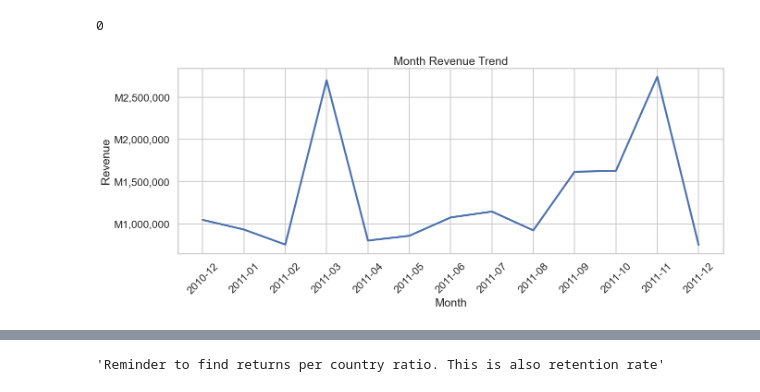
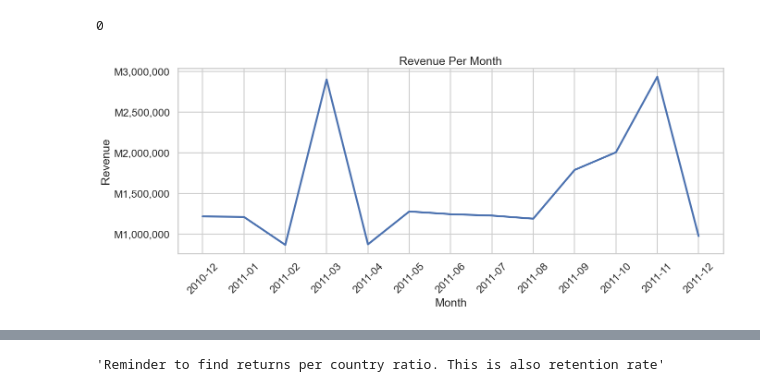
Before and after one commit to Letjoi/ONLINE_RETAIL_ANALYSIS, a Jupyter notebook: python_data_analysis.ipynb, the cells around one changed output, grey strips where cells are left out. Drawn from its saved outputs; the diff is of its cells as text; code cells hidden in the pictures.

```diff
--- a/python_data_analysis.ipynb
+++ b/python_data_analysis.ipynb
@@ -49,3 +55,7 @@ df['Month'] = df.Month.astype('category')
 df['Month'] = df['Month'].cat.set_categories(new_categories= MONTHS, ordered= True)
 # %%
 df.dropna(subset= 'UnitPrice', inplace = True)
+df['log_scale'] = np.log1p(df.Revenue)
+
+df_purchases = df[df['Revenue'] > 0]
+df_returns = df[df['Revenue'] < 0]
@@ -89,23 +115,26 @@ print(len(validation_list))
 # %% [output]
 0
 # %%
-revenue_per_month = df.groupby('Invoice_Date')['Revenue'].sum().round(2).reset_index()
+revenue_per_month = df_purchases.groupby('Invoice_Date')['Revenue'].sum().round(2).reset_index()
+returns_per_month = df_returns.groupby('Invoice_Date')['Revenue'].sum().abs().round(2).reset_index()
+def lineplot(Dataframe :pd.DataFrame, x: str, y: str, title: str, xlabel:  str, ylabel: str ):
+    sns.set_theme(style= 'whitegrid', context= 'talk')
+    plt.figure(figsize=(14,6))
+    ax = sns.lineplot(data= Dataframe, x = x, y = y,
+                    markers= 'o', linewidth = 3)
 
-sns.set_theme(style= 'whitegrid', context= 'talk')
-plt.figure(figsize=(14,6))
-ax = sns.lineplot(data= revenue_per_month, x = 'Invoice_Date', y = 'Revenue',
-                  markers= 'o', linewidth = 3)
+    plt.title(title)
+    plt.xlabel(xlabel)
+    plt.ylabel(ylabel)
 
-plt.title('Month Revenue Trend')
-plt.xlabel('Month')
-plt.ylabel('Revenue')
+    ax.yaxis.set_major_formatter(mtick.StrMethodFormatter('M{x:,.0f}'))
 
+    plt.xticks(rotation = 45)
+    plt.tight_layout()
+    plt.show()
 
-ax.yaxis.set_major_formatter(mtick.StrMethodFormatter('M{x:,.0f}'))
-
-plt.xticks(rotation = 45)
-plt.tight_layout()
-plt.show()
+lineplot(revenue_per_month, 'Invoice_Date', 'Revenue', 'Revenue Per Month', 'Month', 'Revenue')
+#lineplot(returns_per_month, 'Invoice_Date', 'Revenue', 'Returns Per Month', 'Month', 'Revenue')
 # %% [output]
-[figure, old version]
+[figure, new version]
 # %%
```
Also changed, not shown: parts of 7 cells of this notebook, 1 other file.
